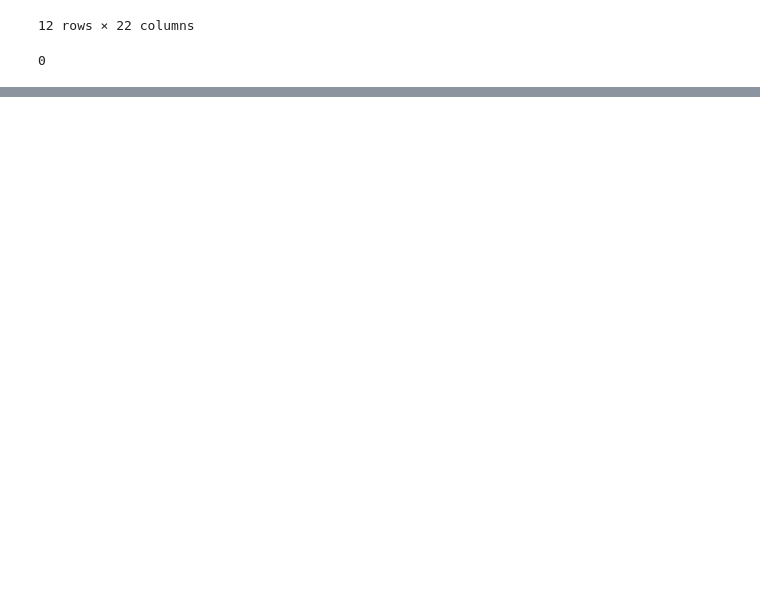
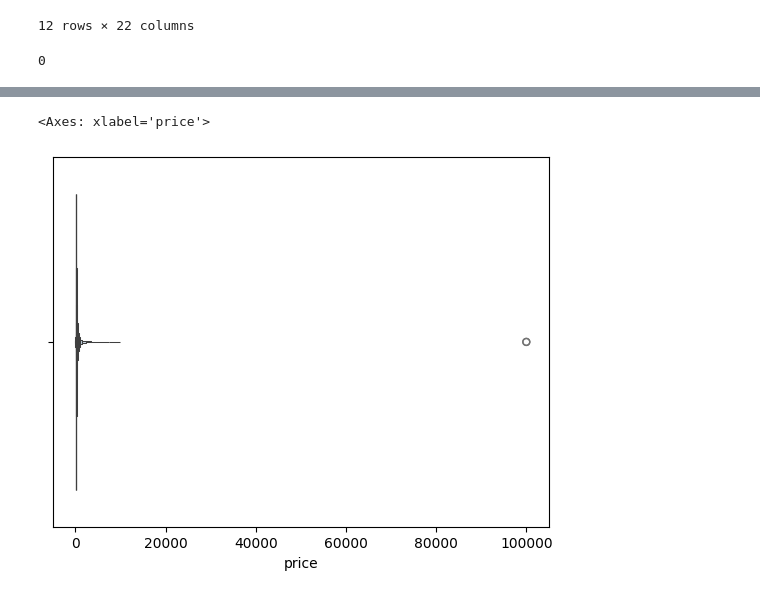
Before and after one commit to DatagenieSK/Python-EDA-of-AirBnB-2024, a Jupyter notebook: airbnb_2024.ipynb, the cells around one changed output, grey strips where cells are left out. Saved outputs shown, nothing was run; the diff lists cells and outputs as text; code cells hidden in the pictures; blank space fills up the shorter version.

```diff
--- a/airbnb_2024.ipynb
+++ b/airbnb_2024.ipynb
@@ -147,0 +156,6 @@ data.duplicated().sum()
+# %%
+#dealing with outliers
+sns.boxenplot(data=data, x = "price")
+# %% [output]
+<Axes: xlabel='price'>
+[figure, added]
```
Also changed, not shown: parts of 7 cells of this notebook.
